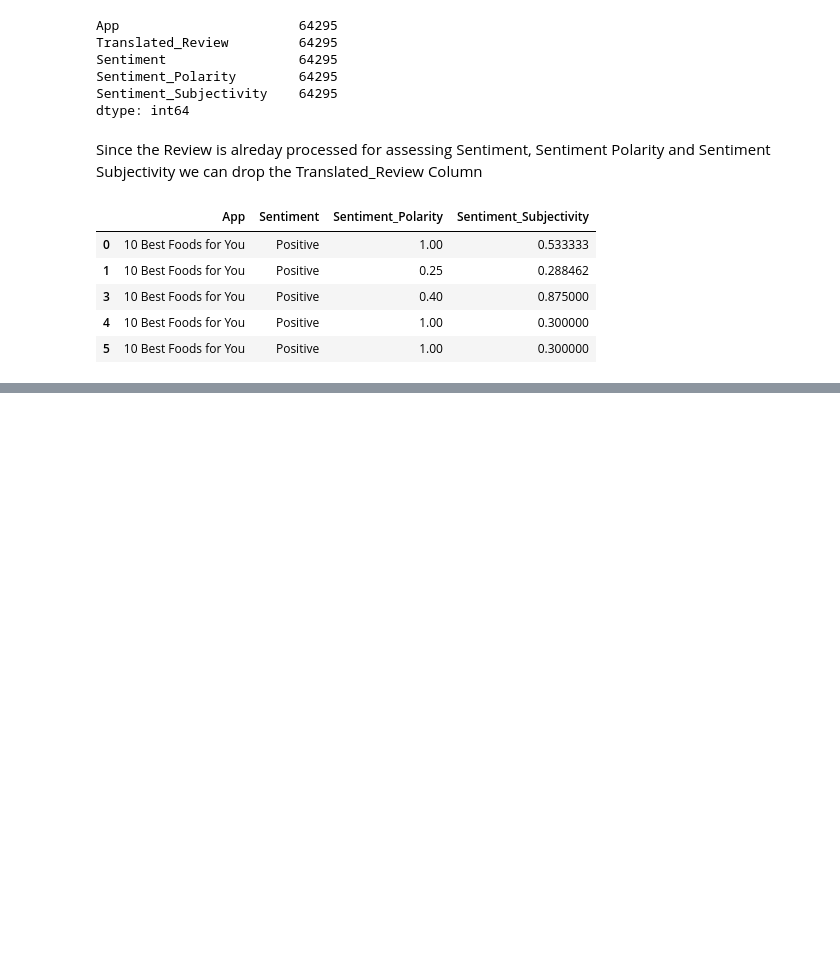
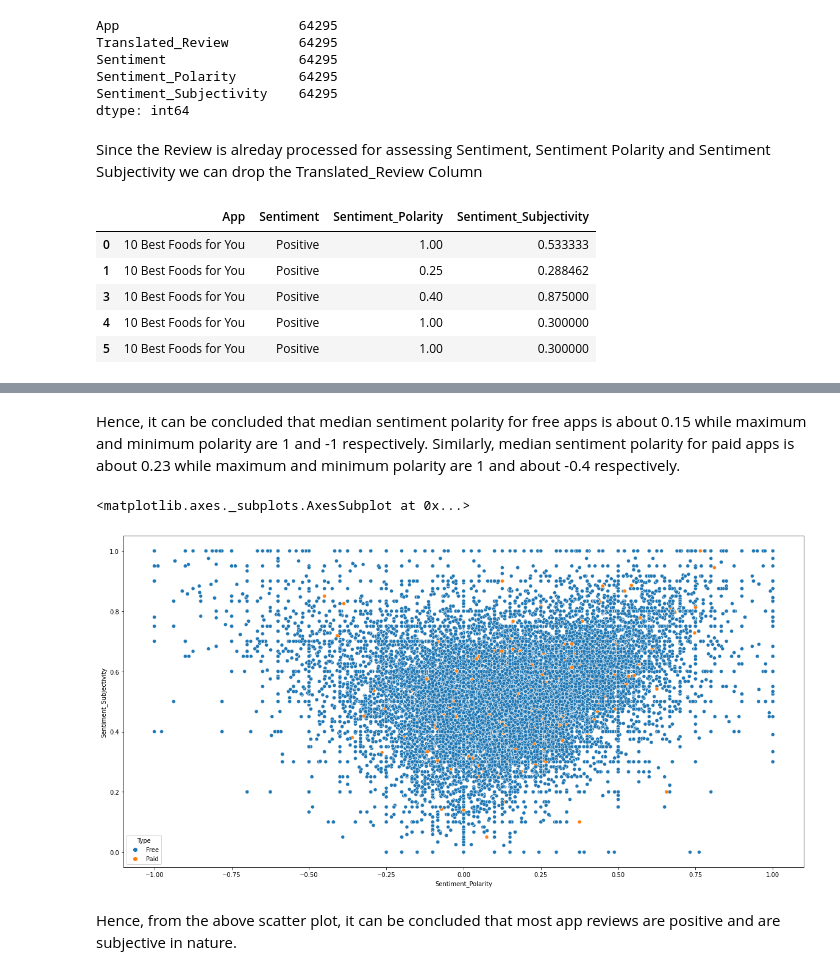
Before and after one commit to Sanjeevhegde009/EDA-Capstone-Project-Playstore-App-Data-Review, a Jupyter notebook: EDA_Capstone_Project_Playstore_App_Reviews.ipynb, the cells around one changed output, grey strips where cells are left out. Cells and saved outputs as stored; diff of their text form; code cells hidden in the pictures; blank space fills up the shorter version.

```diff
--- a/EDA_Capstone_Project_Playstore_App_Reviews.ipynb
+++ b/EDA_Capstone_Project_Playstore_App_Reviews.ipynb
@@ -748,0 +765,10 @@ user_reviews.head(5)
+# %% [markdown]
+Hence, it can be concluded that median sentiment polarity for free apps is about 0.15 while maximum and minimum polarity are 1 and -1 respectively.
+Similarly, median sentiment polarity for paid apps is about 0.23 while maximum and minimum polarity are 1 and about -0.4 respectively.
+# %%
+sns.scatterplot(x='Sentiment_Polarity',y='Sentiment_Subjectivity',data=ultimate_df,hue='Type')
+# %% [output]
+<matplotlib.axes._subplots.AxesSubplot at 0x...>
+[figure, added]
+# %% [markdown]
+Hence, from the above scatter plot, it can be concluded that most app reviews are positive and are subjective in nature.
```
Also changed, not shown: parts of 4 cells of this notebook.
